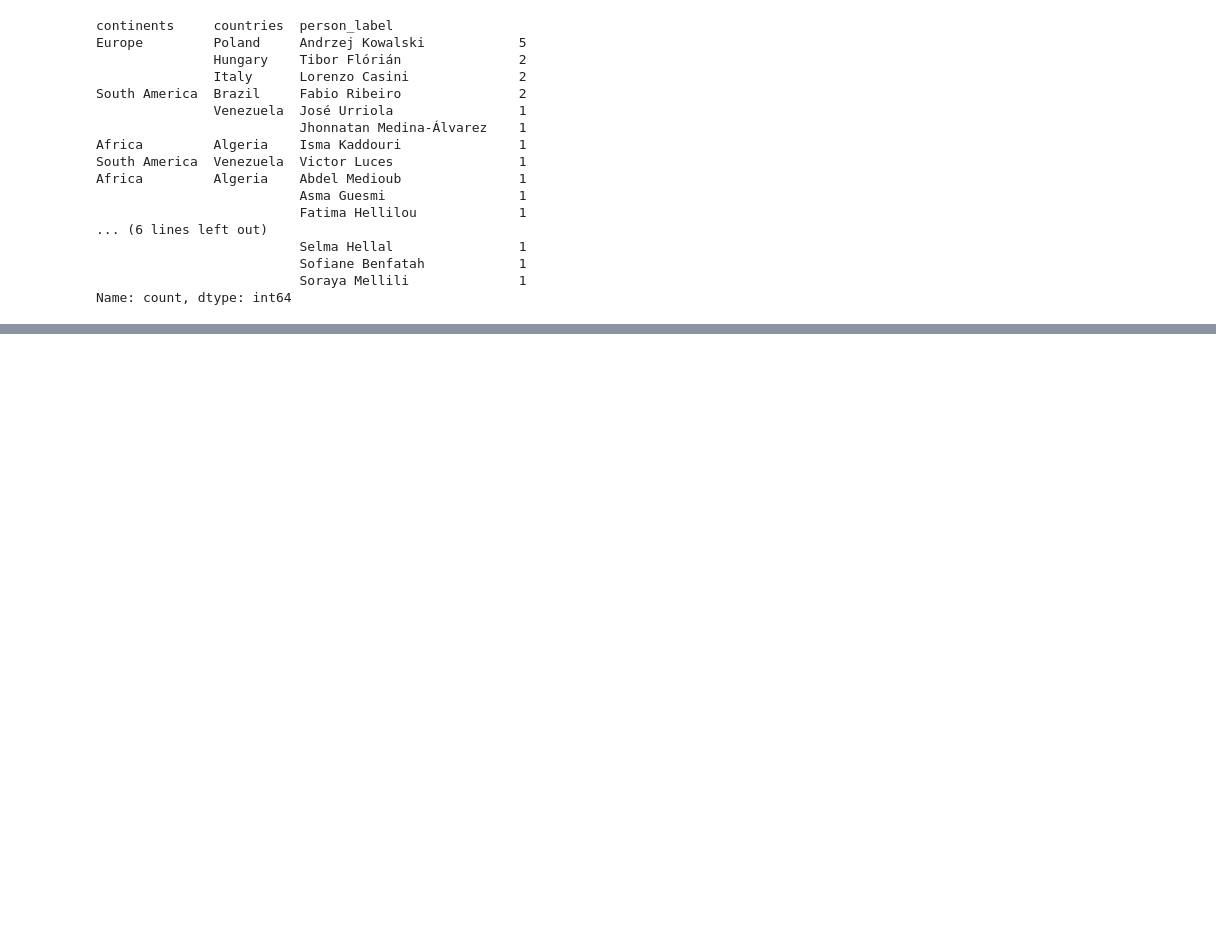
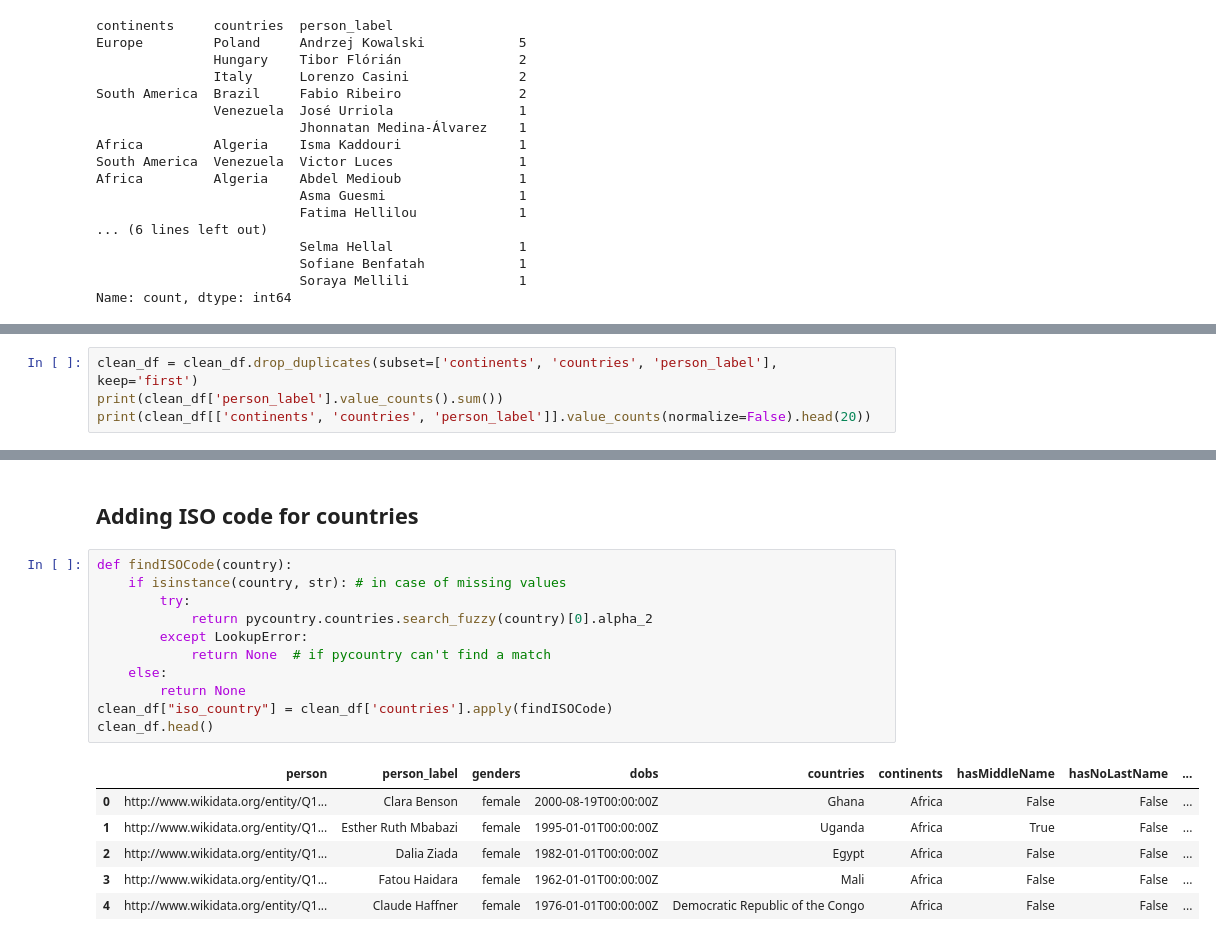
Before and after one commit to Briefgarde/name2genderresearch, a Jupyter notebook: notebooks/preprocessing/PreprocessingWikidata.ipynb, the cells around one changed output, grey strips where cells are left out. Saved outputs shown, nothing was run; the diff lists cells and outputs as text; blank space fills up the shorter version.

```diff
--- a/notebooks/preprocessing/PreprocessingWikidata.ipynb
+++ b/notebooks/preprocessing/PreprocessingWikidata.ipynb
@@ -103,0 +119,4 @@ Curation, in this context, is defined as needing, in any order :
+# %%
+clean_df = clean_df.drop_duplicates(subset=['continents', 'countries', 'person_label'], keep='first')
+print(clean_df['person_label'].value_counts().sum())
+print(clean_df[['continents', 'countries', 'person_label']].value_counts(normalize=False).head(20))
@@ -232,0 +265,20 @@ See the caveats in the documentation: https://pandas.pydata.org/pandas-docs/stab
+# %% [markdown]
+## Adding ISO code for countries
+# %%
+def findISOCode(country):
+    if isinstance(country, str): # in case of missing values
+        try:
+            return pycountry.countries.search_fuzzy(country)[0].alpha_2
+        except LookupError:
+            return None  # if pycountry can't find a match
+    else:
+        return None
+clean_df["iso_country"] = clean_df['countries'].apply(findISOCode)
+clean_df.head()
+# %% [output]
+|  | person | person_label | genders | dobs | countries | continents | hasMiddleName | hasNoLastName | ... |
+| 0 | http://www.wikidata.org/entity/Q1... | Clara Benson | female | 2000-08-19T00:00:00Z | Ghana | Africa | False | False | ... |
+| 1 | http://www.wikidata.org/entity/Q1... | Esther Ruth Mbabazi | female | 1995-01-01T00:00:00Z | Uganda | Africa | True | False | ... |
+| 2 | http://www.wikidata.org/entity/Q1... | Dalia Ziada | female | 1982-01-01T00:00:00Z | Egypt | Africa | False | False | ... |
+| 3 | http://www.wikidata.org/entity/Q1... | Fatou Haidara | female | 1962-01-01T00:00:00Z | Mali | Africa | False | False | ... |
+| 4 | http://www.wikidata.org/entity/Q1... | Claude Haffner | female | 1976-01-01T00:00:00Z | Democratic Republic of the Congo | Africa | False | False | ... |
```
Also changed, not shown: parts of 24 cells of this notebook, 2 other files.
